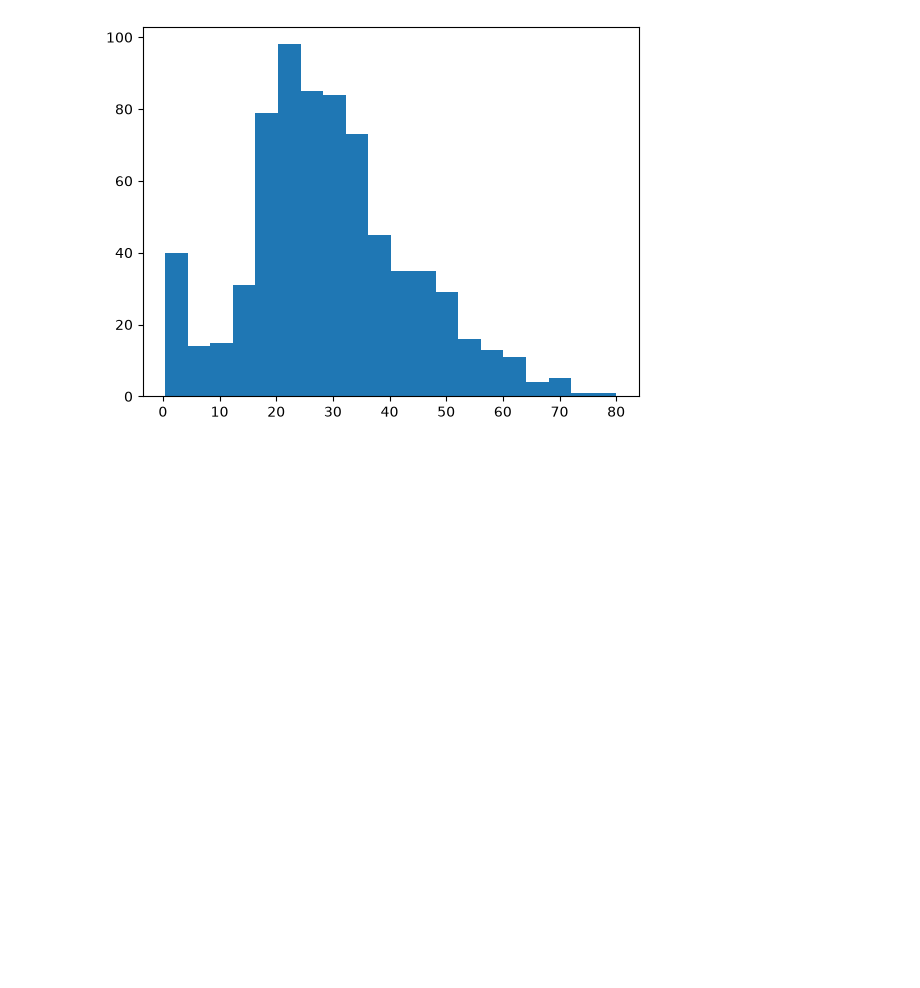
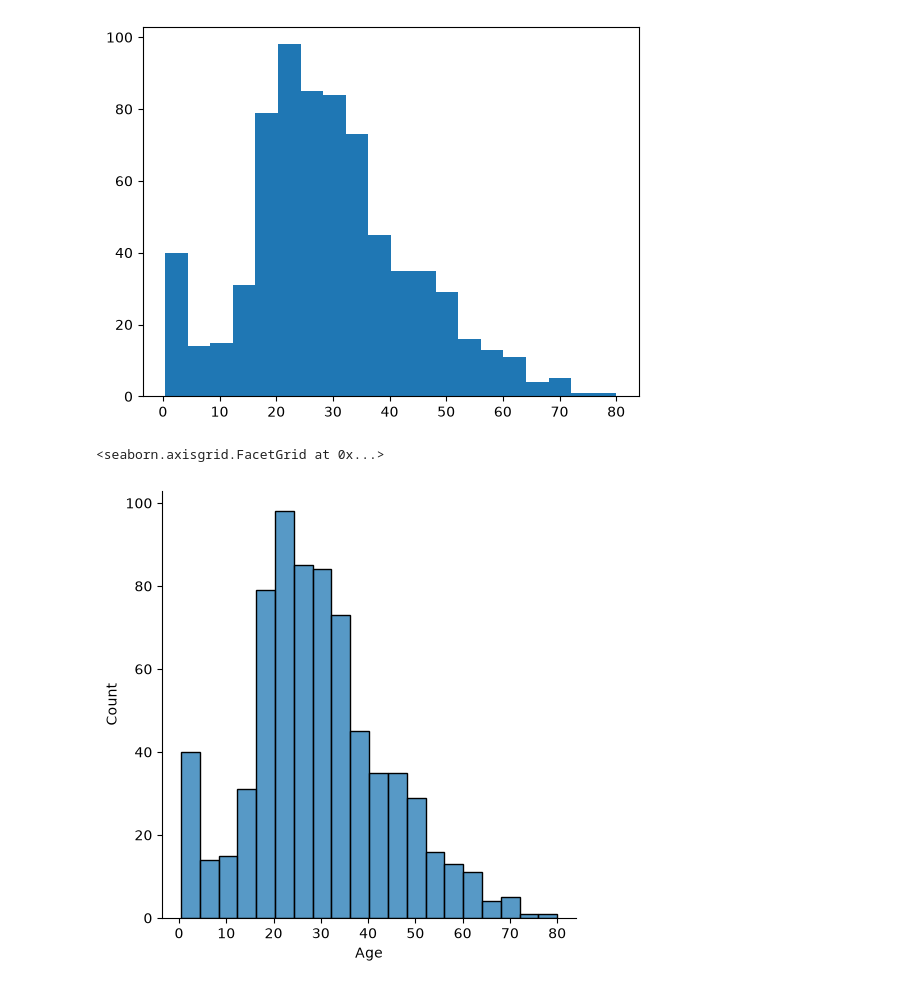
Before and after one commit to naimNB/100-days-of-machine-learning, a Jupyter notebook: titanic_dataset.ipynb, the cells around one changed output. Saved outputs shown, nothing was run; the diff lists cells and outputs as text; code cells hidden in the pictures; blank space fills up the shorter version.

```diff
--- a/titanic_dataset.ipynb
+++ b/titanic_dataset.ipynb
@@ -222,3 +222,8 @@ plt.hist(df['Age'], bins= 20)
         64.084, 68.063, 72.042, 76.021, 80.   ]),
  <BarContainer object of 20 artists>)
 [figure]
+# %%
+sns.displot(df['Age'])
+# %% [output]
+<seaborn.axisgrid.FacetGrid at 0x...>
+[figure, added]
```
Also changed, not shown: parts of 2 cells of this notebook.
